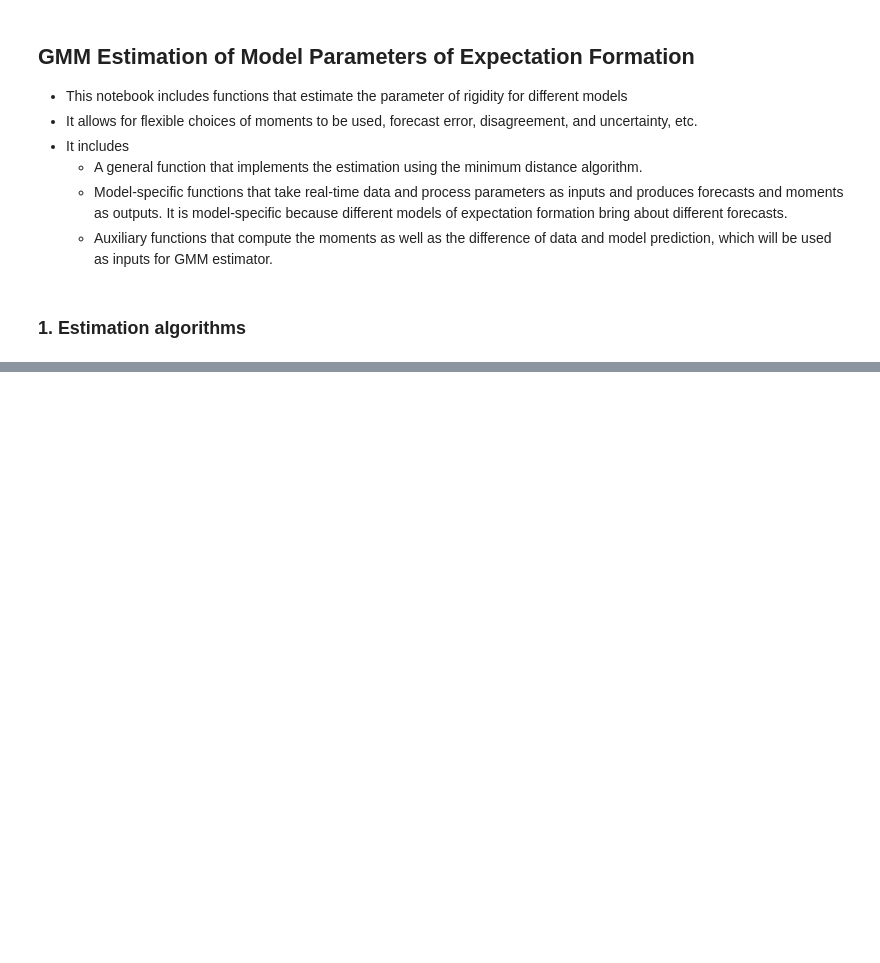
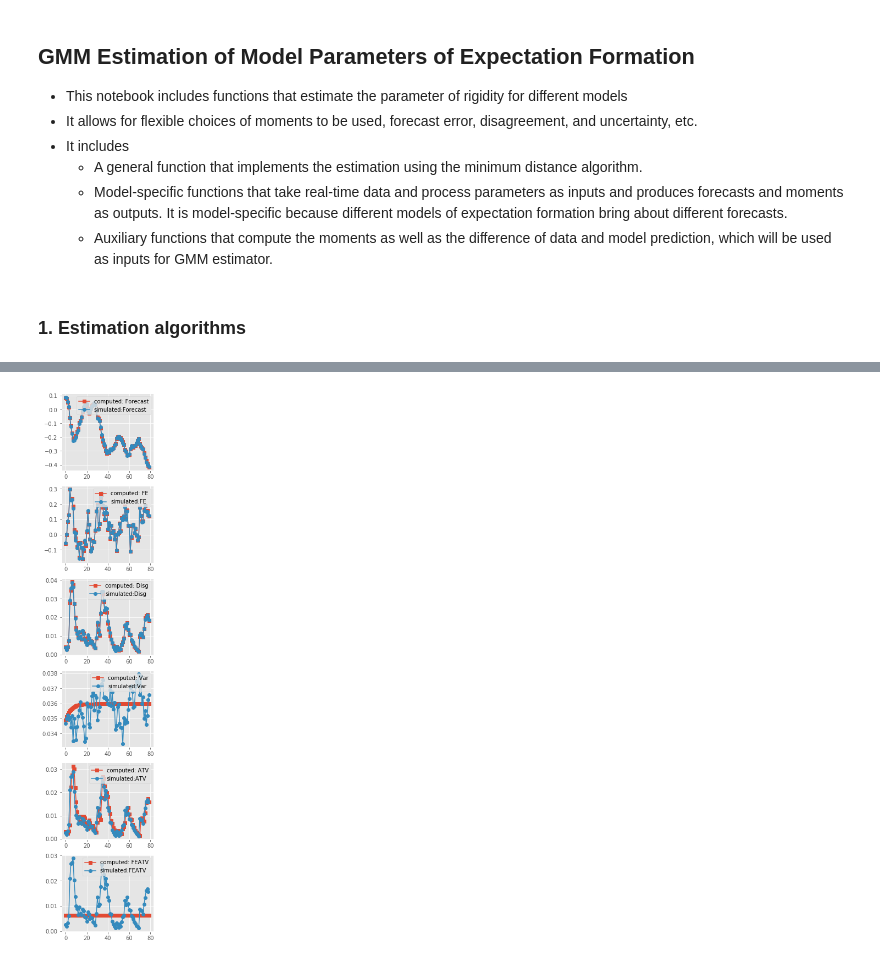
Before and after one commit to TaoWangEcon/ExpProject, a Jupyter notebook: workingfolder/python/GMMEst_Dev.ipynb, the cells around one changed output, grey strips where cells are left out. Saved outputs shown, nothing was run; the diff lists cells and outputs as text; code cells hidden in the pictures; blank space fills up the shorter version.

Commit message:
Developing SE codes for ATV moments. Needs debug still.

```diff
--- a/workingfolder/python/GMMEst_Dev.ipynb
+++ b/workingfolder/python/GMMEst_Dev.ipynb
@@ -114,7 +114,28 @@ def ForecastPlot(test):
         plt.legend(loc=1)
     return x
 
-def ForecastPlotDiag(test,data,
+def ForecastPlotDiag(test,
+                     data,
+                     legends=['model','data'],
+                     diff_scale = False):
+    m_ct = len(test)
+    x = plt.figure(figsize=([3,3*m_ct]))
+    if diff_scale == False:
+        for i,val in enumerate(test):
+            plt.subplot(m_ct,1,i+1)
+            plt.plot(test[val],'s-',label=legends[0]+ ': ' +val)
+            plt.plot(np.array(data[val]),'o-',label=legends[1] +':'+ val)
+            plt.legend(loc=1)
+    if diff_scale == True:
+        for i,val in enumerate(test):
+            ax1 = plt.subplot(m_ct,1,i+1)
+            ax1.plot(test[val],'rs-',label=legends[0]+ ': ' +val)
+            ax1.legend(loc=0)
+            ax2 = ax1.twinx()
+            ax2.plot(np.array(data[val]),'o-',color='steelblue',label=legends[1] +':'+ val)
+            ax2.legend(loc=3)
+    return x
+def ForecastPlotDiag2(test,data,
                      legends=['model','data']):
     m_ct = len(test)
     x = plt.figure(figsize=([3,3*m_ct]))
@@ -688,24 +743,25 @@ class StickyExpectation:
 # %%
 ## test of ForecasterbySim
 xx_history = AR1_simulator(rho,sigma,100)
 xx_real_time = xx_history[20:]
 
 ### create a SE instance using fake real time data
-#SE_instance = StickyExpectation(real_time = xx_real_time,
-#                                history = xx_history,
-#                               moments = ['Forecast','FE','Disg'])
+SE_instance = StickyExpectation(real_time = xx_real_time,
+                                history = xx_history,
+                                moments = ['Forecast','FE','Disg','Var','ATV','FEATV'])
 
-#SE_instance.SimulateRealization()
-
+SE_instance.SimulateRealization()
 
 ### simulate a realized series
-#mom_dct =  SE_instance.Forecaster()
-#mom_sim_dct = SE_instance.ForecasterbySim(n_sim=100)
+mom_dct =  SE_instance.Forecaster()
+mom_sim_dct = SE_instance.ForecasterbySim(n_sim=400)
 
-#mom_sim_and_pop = ForecastPlotDiag(mom_dct,
-#                                   mom_sim_dct,
-#                                   legends = ['computed',
-#                                          'simulated'])
+mom_sim_and_pop = ForecastPlotDiag(mom_dct,
+                                   mom_sim_dct,
+                                   legends = ['computed',
+                                              'simulated'])
+# %% [output]
+[figure, added]
 # %%
 #test of ParaEstimate()
 #mom_sim_fake = mom_sim_dct.copy()
```
Also changed, not shown: parts of 10 cells of this notebook, 4 other files.
